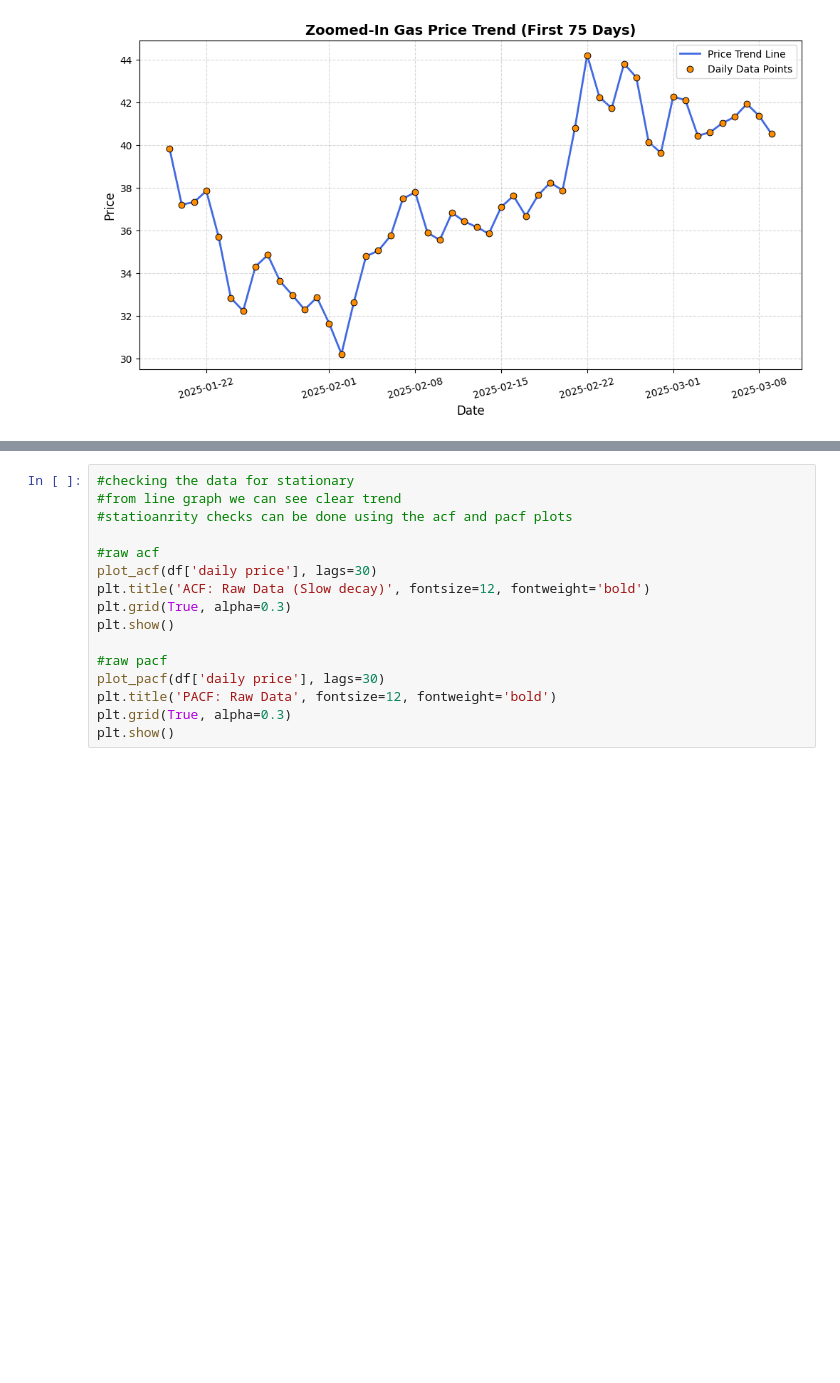
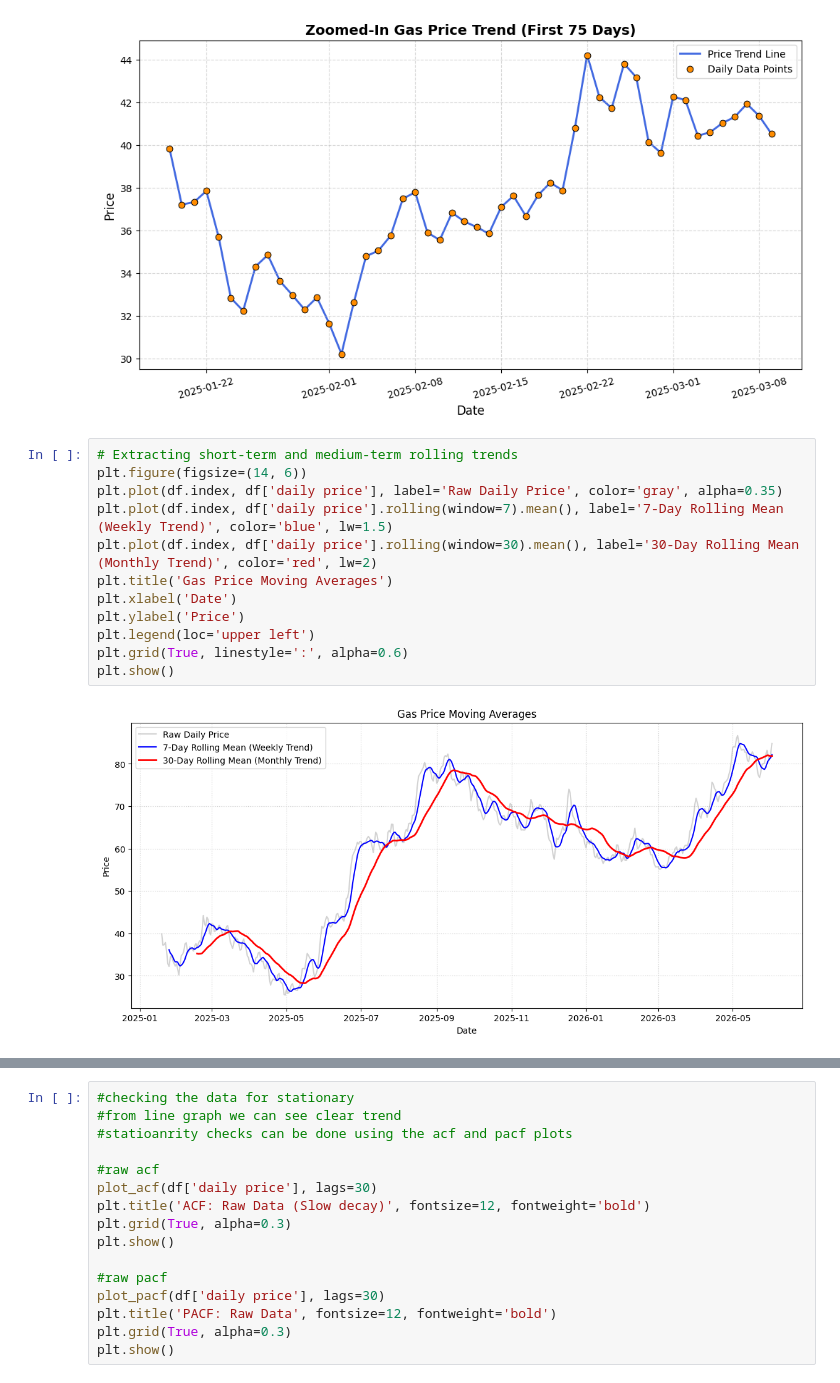
Before and after one commit to Revanth214214/gas_prices_forecasting, a Jupyter notebook: notebooks/01_eda_arma.ipynb, the cells around one changed output, grey strips where cells are left out. Drawn from its saved outputs; the diff is of its cells as text; blank space fills up the shorter version.

```diff
--- a/notebooks/01_eda_arma.ipynb
+++ b/notebooks/01_eda_arma.ipynb
@@ -77,3 +89,17 @@ plt.xticks(rotation=15)
 plt.show()
 # %% [output]
 [figure]
+# %%
+# Extracting short-term and medium-term rolling trends
+plt.figure(figsize=(14, 6))
+plt.plot(df.index, df['daily price'], label='Raw Daily Price', color='gray', alpha=0.35)
+plt.plot(df.index, df['daily price'].rolling(window=7).mean(), label='7-Day Rolling Mean (Weekly Trend)', color='blue', lw=1.5)
+plt.plot(df.index, df['daily price'].rolling(window=30).mean(), label='30-Day Rolling Mean (Monthly Trend)', color='red', lw=2)
+plt.title('Gas Price Moving Averages')
+plt.xlabel('Date')
+plt.ylabel('Price')
+plt.legend(loc='upper left')
+plt.grid(True, linestyle=':', alpha=0.6)
+plt.show()
+# %% [output]
+[figure, added]
```
Also changed, not shown: parts of 23 cells of this notebook, 1 other file.
